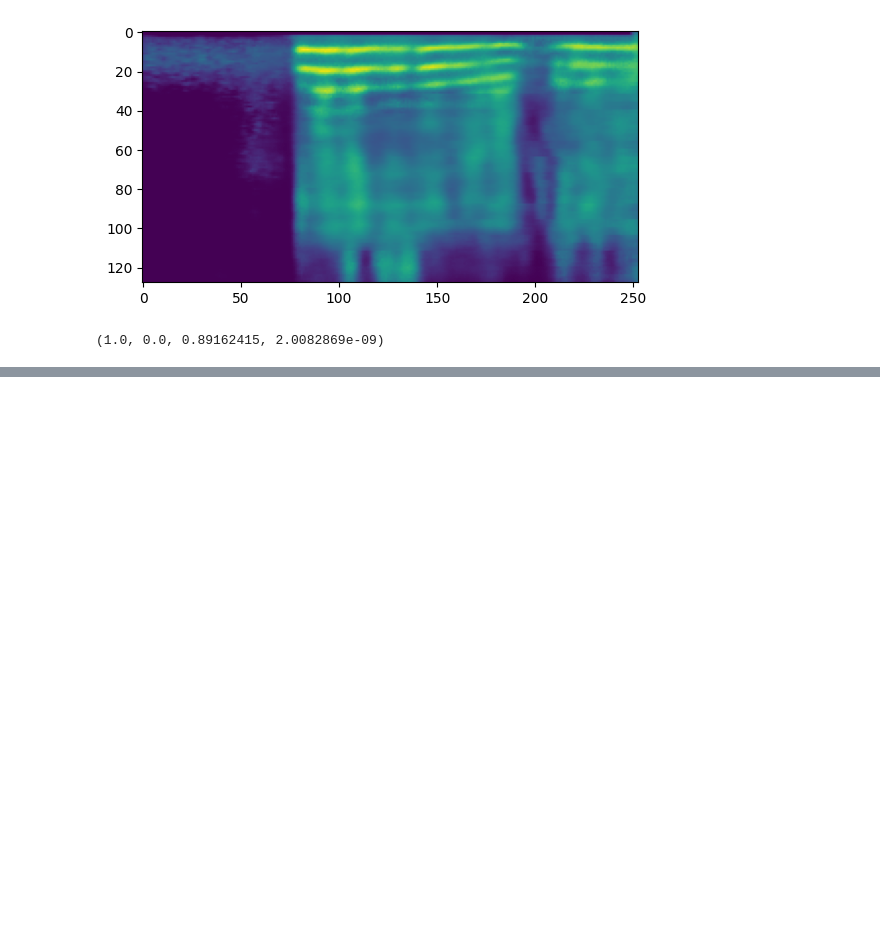
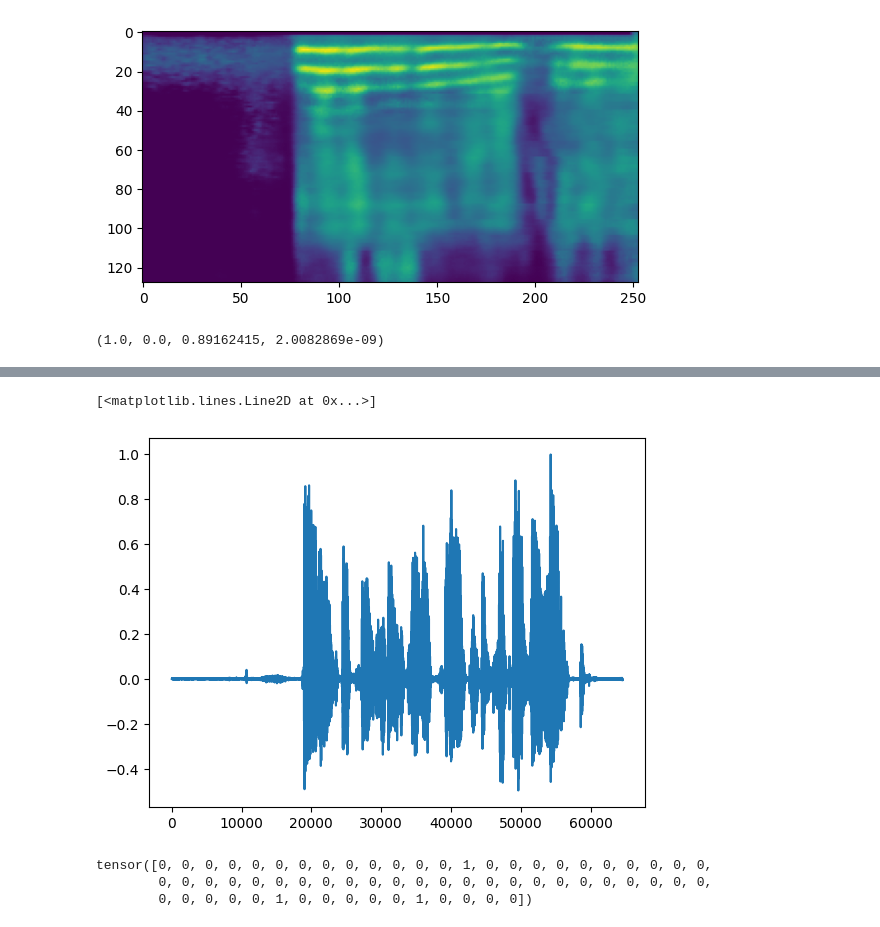
Before and after one commit to cassuci/adf-detector, a Jupyter notebook: autoencoder/test_model.ipynb, the cells around one changed output, grey strips where cells are left out. Saved outputs shown, nothing was run; the diff lists cells and outputs as text; code cells hidden in the pictures; blank space fills up the shorter version.

```diff
--- a/autoencoder/test_model.ipynb
+++ b/autoencoder/test_model.ipynb
@@ -207,0 +262,16 @@ x.max(), x.min(), x_hat.max(), x_hat.min()
+# %%
+idx, (waves, _) = next(enumerate(train_loader))
+batch_size = 64
+x = waves.view(batch_size, 64600)
+fig = plt.figure()
+wave = x[8].cpu().numpy()
+plt.plot(wave)
+# %% [output]
+[<matplotlib.lines.Line2D at 0x...>]
+[figure, added]
+# %%
+_
+# %% [output]
+tensor([0, 0, 0, 0, 0, 0, 0, 0, 0, 0, 0, 0, 0, 1, 0, 0, 0, 0, 0, 0, 0, 0, 0, 0,
+        0, 0, 0, 0, 0, 0, 0, 0, 0, 0, 0, 0, 0, 0, 0, 0, 0, 0, 0, 0, 0, 0, 0, 0,
+        0, 0, 0, 0, 0, 1, 0, 0, 0, 0, 0, 1, 0, 0, 0, 0])
```
Also changed, not shown: parts of 16 cells of this notebook, 15 other files.
